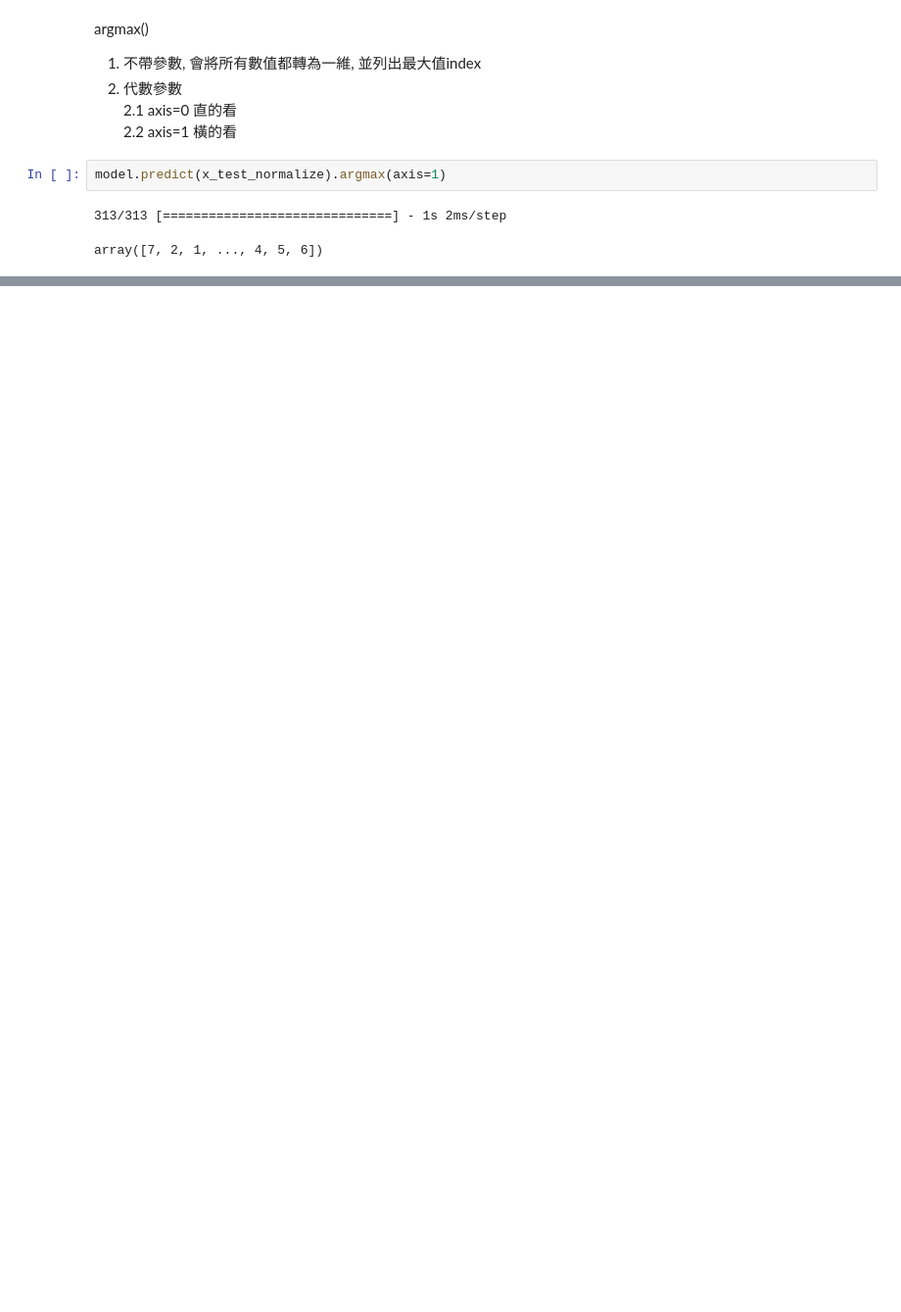
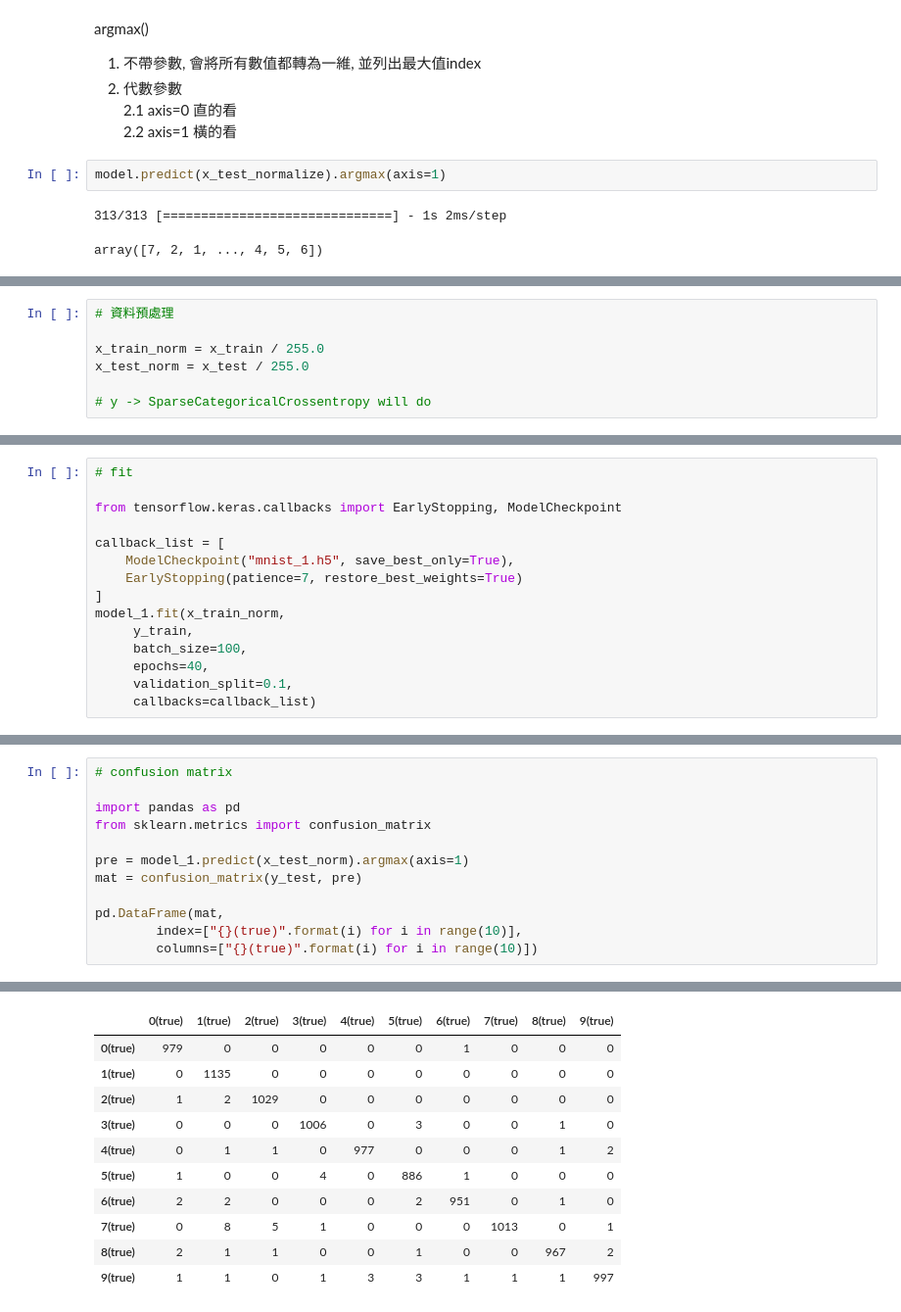
Before and after one commit to h0806449f/TensorFlow, a Jupyter notebook: Tibame_TensorFlow_MNIST.ipynb, the cells around one changed output, grey strips where cells are left out. Shown at 98% size. Drawn from its saved outputs; the diff is of its cells as text; blank space fills up the shorter version.

```diff
--- a/Tibame_TensorFlow_MNIST.ipynb
+++ b/Tibame_TensorFlow_MNIST.ipynb
@@ -251,0 +264,7 @@ for i in range(len(false_predict_index[:100])):
+# %%
+# 資料預處理
+
+x_train_norm = x_train / 255.0
+x_test_norm = x_test / 255.0
+
+# y -> SparseCategoricalCrossentropy will do
@@ -251,0 +319,15 @@ for i in range(len(false_predict_index[:100])):
+# %%
+# fit
+
+from tensorflow.keras.callbacks import EarlyStopping, ModelCheckpoint
+
+callback_list = [
+    ModelCheckpoint("mnist_1.h5", save_best_only=True),
+    EarlyStopping(patience=7, restore_best_weights=True)
+]
+model_1.fit(x_train_norm,
+     y_train,
+     batch_size=100,
+     epochs=40,
+     validation_split=0.1,
+     callbacks=callback_list)
@@ -251,0 +360,13 @@ for i in range(len(false_predict_index[:100])):
+# %%
+# confusion matrix
+
+import pandas as pd
+from sklearn.metrics import confusion_matrix
+
+pre = model_1.predict(x_test_norm).argmax(axis=1)
+mat = confusion_matrix(y_test, pre)
+
+pd.DataFrame(mat,
+        index=["{}(true)".format(i) for i in range(10)],
+        columns=["{}(true)".format(i) for i in range(10)])
+# %% [output]
@@ -251,0 +374,11 @@ for i in range(len(false_predict_index[:100])):
+|  | 0(true) | 1(true) | 2(true) | 3(true) | 4(true) | 5(true) | 6(true) | 7(true) | 8(true) | 9(true) |
+| 0(true) | 979 | 0 | 0 | 0 | 0 | 0 | 1 | 0 | 0 | 0 |
+| 1(true) | 0 | 1135 | 0 | 0 | 0 | 0 | 0 | 0 | 0 | 0 |
+| 2(true) | 1 | 2 | 1029 | 0 | 0 | 0 | 0 | 0 | 0 | 0 |
+| 3(true) | 0 | 0 | 0 | 1006 | 0 | 3 | 0 | 0 | 1 | 0 |
+| 4(true) | 0 | 1 | 1 | 0 | 977 | 0 | 0 | 0 | 1 | 2 |
+| 5(true) | 1 | 0 | 0 | 4 | 0 | 886 | 1 | 0 | 0 | 0 |
+| 6(true) | 2 | 2 | 0 | 0 | 0 | 2 | 951 | 0 | 1 | 0 |
+| 7(true) | 0 | 8 | 5 | 1 | 0 | 0 | 0 | 1013 | 0 | 1 |
+| 8(true) | 2 | 1 | 1 | 0 | 0 | 1 | 0 | 0 | 967 | 2 |
+| 9(true) | 1 | 1 | 0 | 1 | 3 | 3 | 1 | 1 | 1 | 997 |
```
Also changed, not shown: parts of 18 cells of this notebook.
